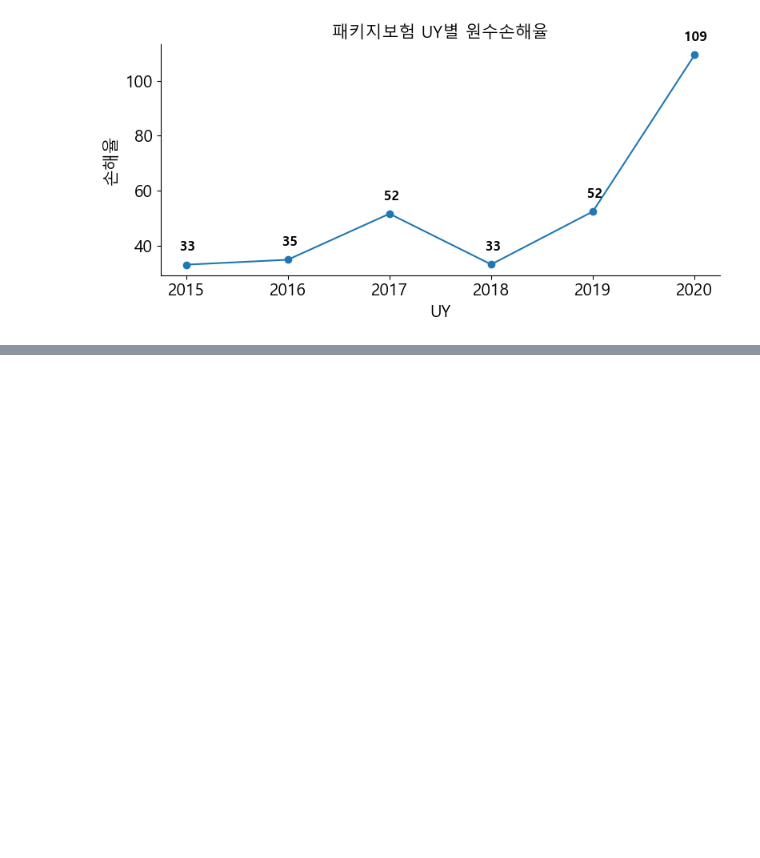
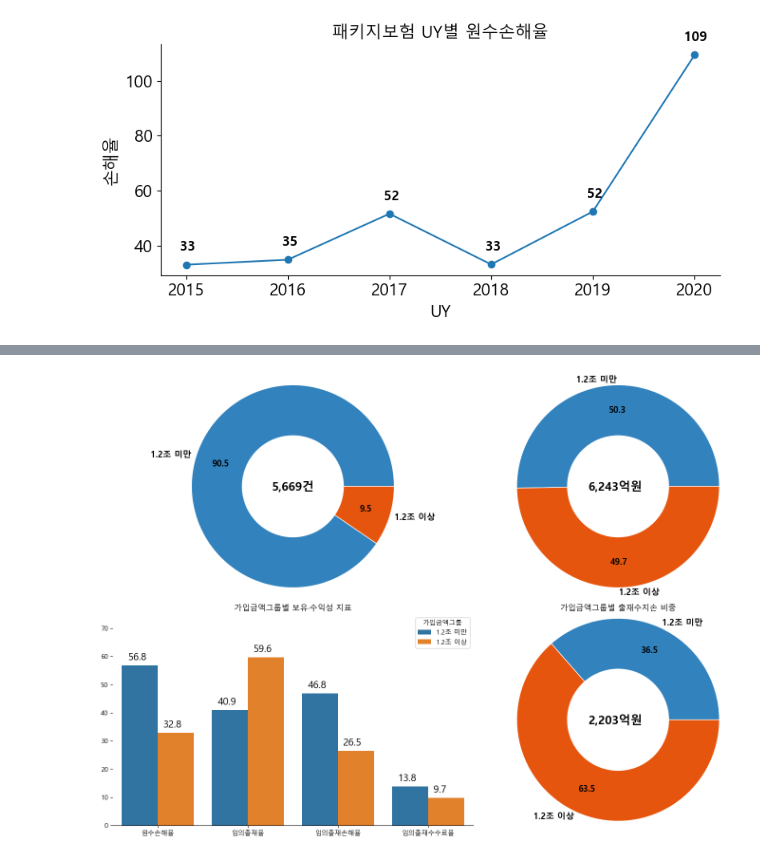
Before and after one commit to lee3jjang/hello-world, a Jupyter notebook: Package Insurance Policy_데이터분석_20201116.ipynb, the cells around one changed output, grey strips where cells are left out. Drawn from its saved outputs; the diff is of its cells as text; code cells hidden in the pictures; blank space fills up the shorter version.

```diff
--- a/Package Insurance Policy_데이터분석_20201116.ipynb
+++ b/Package Insurance Policy_데이터분석_20201116.ipynb
@@ -407,6 +479,3 @@ Optimization terminated successfully.
-# %%
-x = 4
-f'x={x}'
 # %%
 fig, ax = plt.subplots(1, 1, figsize=(7, 5))
 
@@ -609,39 +680,41 @@ df = df.eval('출재수지손 = 출재경과보험료 - 출재손해액 + 출재
     .eval('출재수수료율 = 출재수수료/출재보험료*100') \
     .eval('특약출재수수료율 = 특약출재수수료/특약출재보험료*100') \
     .eval('임의출재수수료율 = 임의출재수수료/임의출재보험료*100')
-지표목록 = ['원수손해율', '출재율', '출재손해율', '출재수수료율']
+지표목록 = ['원수손해율', '임의출재율', '임의출재손해율', '임의출재수수료율']
 df['건수'].plot(kind='pie', ax=ax[0][0], legend=None, radius=1.2, colors=outer_colors,
         wedgeprops={'width': .6, 'edgecolor': 'w'}, autopct=lambda pct: f'{pct:,.1f}',
           textprops={'size': 13, 'weight': 'bold', 'color': 'black'}, startangle=0, pctdistance=0.75, counterclock=True, labeldistance=1.05)
 ax[0][0].set_ylabel('')
 ax[0][0].text(-0.25, -0.05, f"{df['건수'].sum():,.0f}건", size=18, weight='bold')
 df['원수보험료'].plot(kind='pie', ax=ax[0][1], legend=None, radius=1.2, colors=outer_colors,
         wedgeprops={'width': .6, 'edgecolor': 'w'}, autopct=lambda pct: f'{pct:,.1f}',
           textprops={'size': 13, 'weight': 'bold', 'color': 'black'}, startangle=0, pctdistance=0.75, counterclock=True, labeldistance=1.05)
 ax[0][1].set_ylabel('')
 ax[0][1].text(-0.35, -0.05, f"{df['원수보험료'].sum()/1e8:,.0f}억원", size=18, weight='bold')
 
 df2 = df[지표목록].reset_index().melt(id_vars='가입금액그룹')
 sns.barplot(x='variable', y='value', data=df2, hue='가입금액그룹', ax=ax[1][0])
 ax[1][0].set_ylabel('')
 ax[1][0].set_xlabel('')
 ax[1][0].spines['top'].set_visible(False)
 ax[1][0].spines['right'].set_visible(False)
 ax[1][0].spines['left'].set_visible(False)
 for i in range(4):
     ax[1][0].text(i-0.33, df[지표목록[i]]['1.2조 미만']+2, f'{df[지표목록[i]]["1.2조 미만"]:,.1f}', size=15)
     ax[1][0].text(i+0.06, df[지표목록[i]]['1.2조 이상']+2, f'{df[지표목록[i]]["1.2조 이상"]:,.1f}', size=15)
 ax[1][0].set_title('가입금액그룹별 보유·수익성 지표')
 ax[1][0].set_ylim([0, 75])
 
-df.plot(kind='pie', ax=ax[1][1], y='출재수지손', legend=None, radius=1.2, colors=outer_colors,
+df.plot(kind='pie', ax=ax[1][1], y='임의출재수지손', legend=None, radius=1.2, colors=outer_colors,
         wedgeprops={'width': .6, 'edgecolor': 'w'}, autopct=lambda pct: f'{pct:,.1f}',
           textprops={'size': 13, 'weight': 'bold', 'color': 'black'}, startangle=0, pctdistance=0.75, counterclock=True, labeldistance=1.05)
-ax[1][1].text(-0.35, -0.05, f"{df['출재수지손'].sum()/1e8:,.0f}억원", size=18, weight='bold')
+ax[1][1].text(-0.35, -0.05, f"{df['임의출재수지손'].sum()/1e8:,.0f}억원", size=18, weight='bold')
 ax[1][1].set_ylabel('')
 ax[1][1].set_title('가입금액그룹별 출재수지손 비중')
 
 # plt.subplots_adjust(wspace=2, hspace=1)
 plt.tight_layout()
 plt.savefig('img/가입금액별')
 plt.show()
+# %% [output]
+[figure, added]
```
Also changed, not shown: parts of 28 cells of this notebook.
